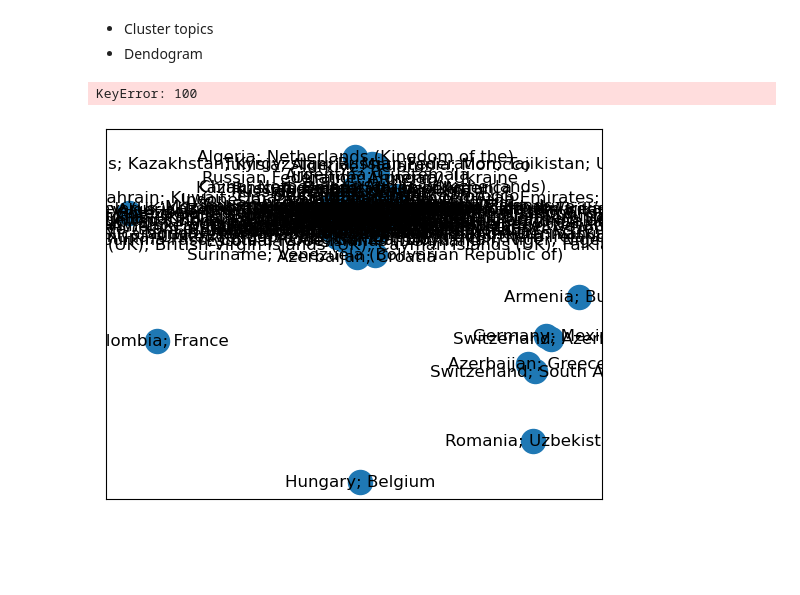
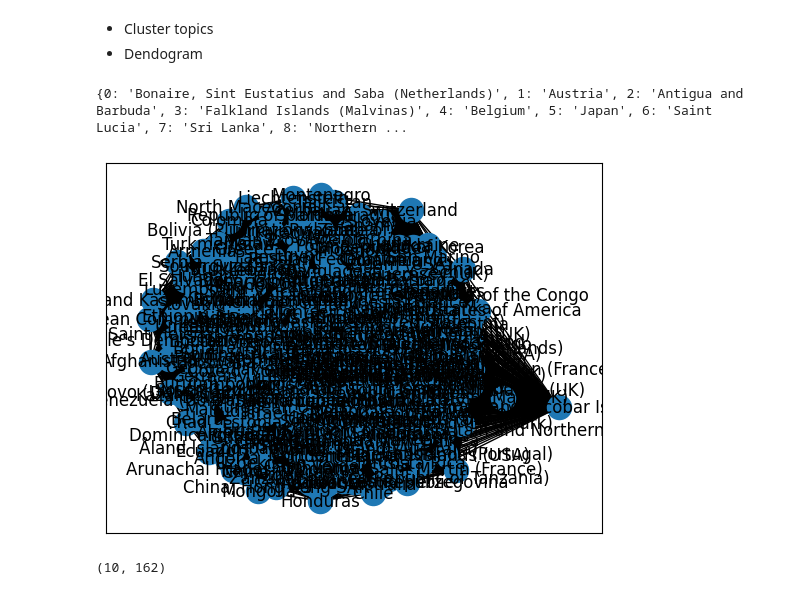
Before and after one commit to gustavn19/Fagprojekt, a Jupyter notebook: jb_graph.ipynb, the cells around one changed output. Cells and saved outputs as stored; diff of their text form; code cells hidden in the pictures; blank space fills up the shorter version.

```diff
--- a/jb_graph.ipynb
+++ b/jb_graph.ipynb
@@ -197,6 +198,14 @@ for num in topic_nums:
                  country_topic_matrix[countries[c],num] +=1
         else:
             country_topic_matrix[countries[country[id]],num] +=1
+# %%
+#Standardisering
+def get_swap_dict(d):
+    return {v: k for k, v in d.items()}
+
+countries_swap = get_swap_dict(countries)
+for i in range(len(countries)):
+    country_topic_matrix[i,:]=country_topic_matrix[i,:]/country_new.count(countries_swap[i])
 # %%
 country_co_ocurrence = np.matmul(country_topic_matrix,country_topic_matrix.T)
 np.shape(country_co_ocurrence)
@@ -366,25 +314,42 @@ def get_swap_dict(d):
     return {v: k for k, v in d.items()}
 
 countries_swap = get_swap_dict(countries)
+
+print(countries_swap)
+# %% [output]
+{0: 'Bonaire, Sint Eustatius and Saba (Netherlands)', 1: 'Austria', 2: 'Antigua and Barbuda', 3: 'Falkland Islands (Malvinas)', 4: 'Belgium', 5: 'Japan', 6: 'Saint Lucia', 7: 'Sri Lanka', 8: 'Northern ...
 # %%
 
 from networkx.algorithms.community import girvan_newman
 import networkx as nx
 import itertools
+import matplotlib.pyplot as plt
 
 G = nx.Graph()
 
-size = 100
+size = country_co_ocurrence.shape[0]
+
 
 G.add_nodes_from(range(size))
 
 for i in range(size):
         for j in range(i+1, size):
             if country_co_ocurrence[i, j] != 0.0:
+            #if country_co_ocurrence[i, j] > 0.005:
                 G.add_edge(i, j, weight=country_co_ocurrence[i, j])
 
 
 nx.draw_networkx(G, labels=countries_swap,with_labels=True)
+#nx.draw_spring(G, labels=countries_swap,with_labels=True)
 # %% [output]
-KeyError: 100
-[figure, old version]
+[figure, new version]
+# %%
+from networkx import edge_betweenness_centrality as betweenness
+
+def most_central_edge(G):
+    centrality = betweenness(G, weight="weight")
+    return max(centrality, key=centrality.get)
+
+most_central_edge(G)
+# %% [output]
+(10, 162)
```
Also changed, not shown: parts of 23 cells of this notebook.
